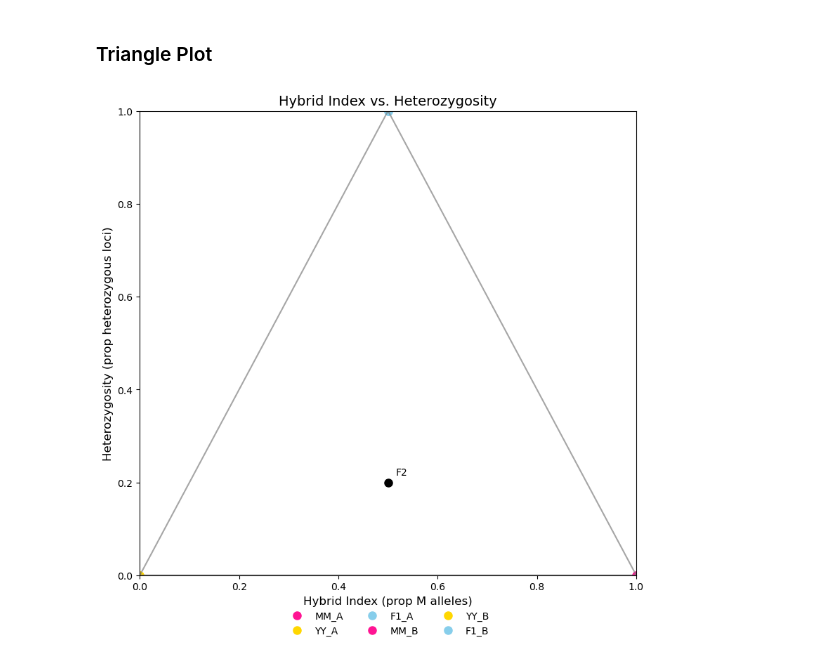
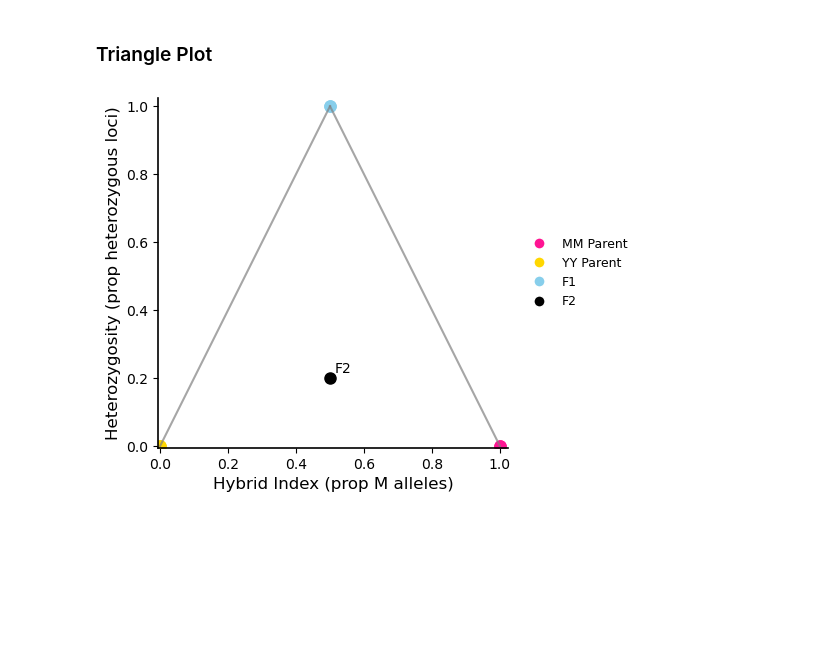
Before and after one commit to sophiagray2001/hybrid_sim_project, a Jupyter notebook: Hybrid_sim_v6.ipynb, the cells around one changed output. Drawn from its saved outputs; the diff is of its cells as text; code cells hidden in the pictures; blank space fills up the shorter version.

```diff
--- a/Hybrid_sim_v6.ipynb
+++ b/Hybrid_sim_v6.ipynb
@@ -201,10 +215,10 @@ plt.show()
 # 'M' = magenta, 'Y' = yellow
 # MM = 2, MY/YM = 1, YY = 0
 
-# Function to convert two strands into numeric genotypes
-def get_numeric_genotype(strand1, strand2):
+# Function to convert two chrs into numeric genotypes
+def get_numeric_genotype(chr1, chr2):
     numeric = []
-    for a, b in zip(strand1, strand2):
+    for a, b in zip(chr1, chr2):
         pair = sorted([a, b])  # account for 'MY' and 'YM'
         if pair == ['M', 'M']:
             numeric.append(2)
@@ -310,10 +324,10 @@ Strand 2: ['M', 'M', 'M', 'M', 'M', 'M', 'M', 'M', 'Y', 'M', 'Y', 'Y', 'Y', 'Y',
 # Compute genotype numeric representation
 # Create lists to store numeric and label data
 f2_chromosome = []          # Numerical representation (2, 1, 0)
-f2_genotype_labels = []     # Actual strand combinations ('MM', 'MY', 'YM', 'YY')
+f2_genotype_labels = []     # Actual chr combinations ('MM', 'MY', 'YM', 'YY')
 
-# Loop through alleles at each position from both strands at the same time.
-for a, b in zip(strand_1, strand_2):
+# Loop through alleles at each position from both chrs at the same time.
+for a, b in zip(chr_1, chr_2):
 
     # Combine into pairs and assign numeric genotype
     pair = sorted([a, b])
@@ -343,15 +357,15 @@ color_map = {'M': 'deeppink', 'Y': 'gold'}
 fig, axs = plt.subplots(4, 1, figsize=(12, 4), sharex=True)
 
 # Set titles for each subplot row
-axs[0].set_title("Allele Strand 1")
-axs[1].set_title("Allele Strand 2")
+axs[0].set_title("Allele chr 1")
+axs[1].set_title("Allele chr 2")
 axs[2].set_title("Genotype Numeric (2=MM, 1=MY/YM, 0=YY)")
 axs[3].set_title("Genotype Labels (e.g., MY, YM)")
 
 # Plot all allele colours, geotype values  and labels
-for i, allele in enumerate(strand_1):
+for i, allele in enumerate(chr_1):
     axs[0].add_patch(mpatches.Rectangle((i, 0), 1, 1, color=color_map[allele]))
-for i, allele in enumerate(strand_2):
+for i, allele in enumerate(chr_2):
     axs[1].add_patch(mpatches.Rectangle((i, 0), 1, 1, color=color_map[allele]))
 for i, val in enumerate(f2_chromosome):
     axs[2].text(i + 0.4, 0.5, str(val), fontsize=12)
@@ -485,47 +499,68 @@ label_colors = {
 }
 
 # Create the plot
-fig, ax = plt.subplots(figsize=(8, 8))
+fig, ax = plt.subplots(figsize=(5, 5))
+
+# Remove only top and right spines
+ax.spines['top'].set_visible(False)
+ax.spines['right'].set_visible(False)
+ax.spines['left'].set_linewidth(1.2)
+ax.spines['bottom'].set_linewidth(1.2)
 
 # Label axes
 ax.set_xlabel("Hybrid Index (prop M alleles)", fontsize=12)
 ax.set_ylabel("Heterozygosity (prop heterozygous loci)", fontsize=12)
 
 # Track legend handles
 legend_handles = []
 
 # Plot points
 for (x, y), label in zip(points, labels):
     color = label_colors.get(label, "blue")  # Default color
     ax.plot(x, y, 'o', markersize=8, color=color, label=label)
 
     # Only label F2 directly on the plot
     if label == "F2":
         ax.text(x + 0.015, y + 0.015, label, fontsize=10)
 
 # Set axis limits and grid
-ax.set_xlim(0, 1)
-ax.set_ylim(0, 1)
+ax.set_xlim(-0.005, 1.025)
+ax.set_ylim(-0.005, 1.025)
 ax.grid(False)
-ax.set_title("Hybrid Index vs. Heterozygosity", fontsize=14)
+#ax.set_title("Hybrid Index vs. Heterozygosity", fontsize=14)
+ax.set_aspect('equal', adjustable='box')
 
 # Add triangle boundary
-triangle_coords = [
-    (0.0, 0.0),  # Pure YY
-    (0.5, 1.0),  # Max heterozygosity (pure F1)
-    (1.0, 0.0),  # Pure MM
-    (0.0, 0.0)   # Close the triangle
+# Triangle edges — omit the bottom line (YY to MM)
+triangle_edges = [
+    [(0.0, 0.0), (0.5, 1.0)],  # YY to F1
+    [(0.5, 1.0), (1.0, 0.0)]   # F1 to MM
 ]
-triangle_x, triangle_y = zip(*triangle_coords)
-ax.plot(triangle_x, triangle_y, linestyle='-', color='gray', linewidth=1.5, alpha=0.7)
 
-# Create legend (exclude F2 because it's labelled on-plot)
-handles, labels_out = ax.get_legend_handles_labels()
-filtered_handles = [h for h, l in zip(handles, labels_out) if l != "F2"]
-filtered_labels = [l for l in labels_out if l != "F2"]
-ax.legend(filtered_handles, filtered_labels, loc="lower center", bbox_to_anchor=(0.5, -0.15), ncol=3, frameon=False)
+# Plot only the two side edges
+for (x0, y0), (x1, y1) in triangle_edges:
+    ax.plot([x0, x1], [y0, y1], linestyle='-', color='gray', linewidth=1.5, alpha=0.7)
+
+# Manually define custom legend entries
+custom_legend = [
+    Line2D([0], [0], marker='o', color='w', markerfacecolor='deeppink', markersize=8, label='MM Parent'),
+    Line2D([0], [0], marker='o', color='w', markerfacecolor='gold', markersize=8, label='YY Parent'),
+    Line2D([0], [0], marker='o', color='w', markerfacecolor='skyblue', markersize=8, label='F1'),
+    Line2D([0], [0], marker='o', color='w', markerfacecolor='black', markersize=8, label='F2')
+]
+
+# Add legend on the right side
+ax.legend(
+    handles=custom_legend,
+    loc="center left",
+    bbox_to_anchor=(1.02, 0.5),
+    frameon=False,
+    fontsize=9
+)
+
 
 plt.tight_layout()
+plt.subplots_adjust(left=0.1, right=0.8, top=0.9, bottom=0.2)
 plt.show()
 # %% [output]
-[figure, old version]
+[figure, new version]
```
Also changed, not shown: parts of 10 cells of this notebook.
